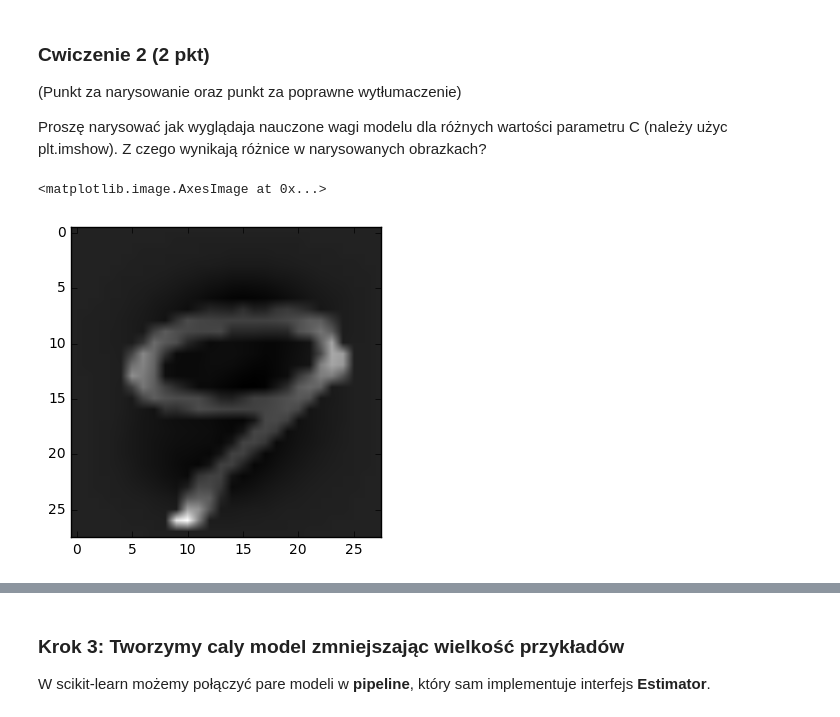
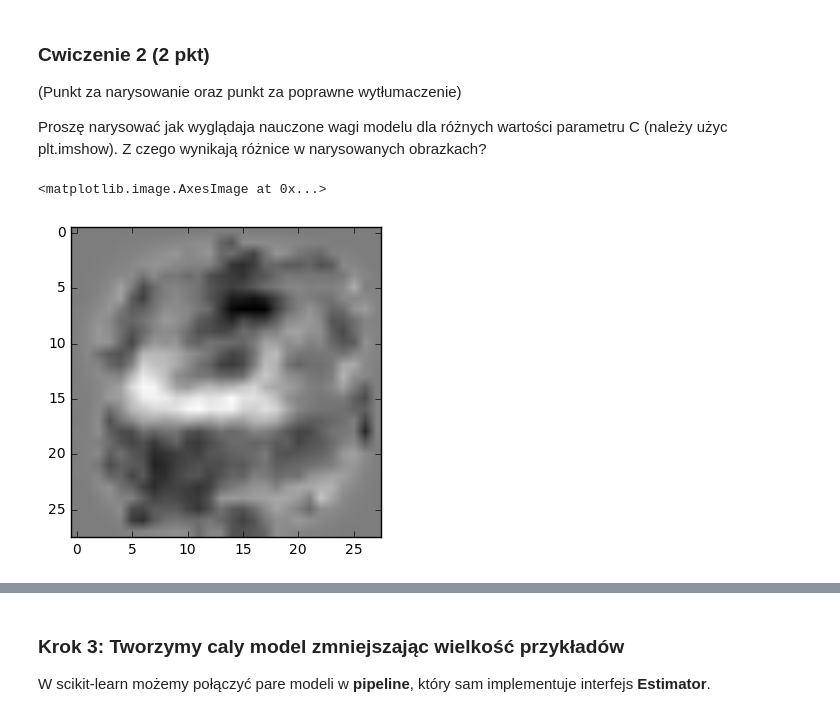
Before and after one commit to Szarad/rozwiazania_ml2017, a Jupyter notebook: L3b.ipynb, the cells around one changed output, grey strips where cells are left out. Drawn from its saved outputs; the diff is of its cells as text; code cells hidden in the pictures.

```diff
--- a/L3b.ipynb
+++ b/L3b.ipynb
@@ -150,11 +150,12 @@ plt.plot(C_tab2, Accurancy2)
 Proszę narysować jak wyglądaja nauczone wagi modelu dla różnych wartości parametru C (należy użyc plt.imshow). Z czego wynikają różnice w narysowanych obrazkach?
 # %%
 N = 500 # Podzbiór danych
-model = LogisticRegression(C=0.001) # Model z domyślnymi parametrami
+model = LogisticRegression(C=0.0001,  class_weight='balanced' ) # Model z domyślnymi parametrami
 model.fit(X_train[0:N], Y_train[0:N])
+w= model.coef_[4].reshape(28, 28)
 
-Y_test_predicted = model.predict(X_test)
-plt.imshow(X_test[5].reshape(28,28), cmap="gray")
+#Y_test_predicted = model.predict(X_test)
+plt.imshow(w,cmap="gray")
 # %% [output]
 <matplotlib.image.AxesImage at 0x...>
-[figure, old version]
+[figure, new version]
```
Also changed, not shown: parts of 8 cells of this notebook, 4 other files.
